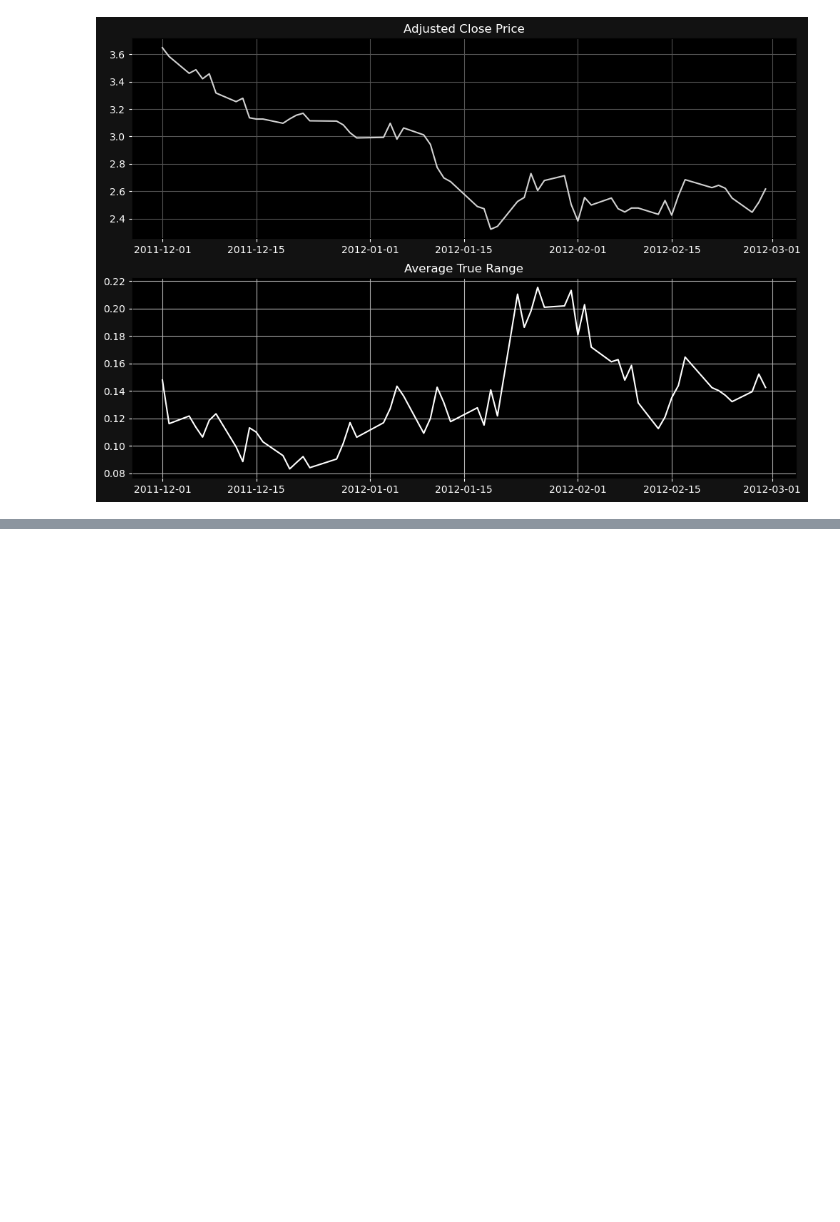
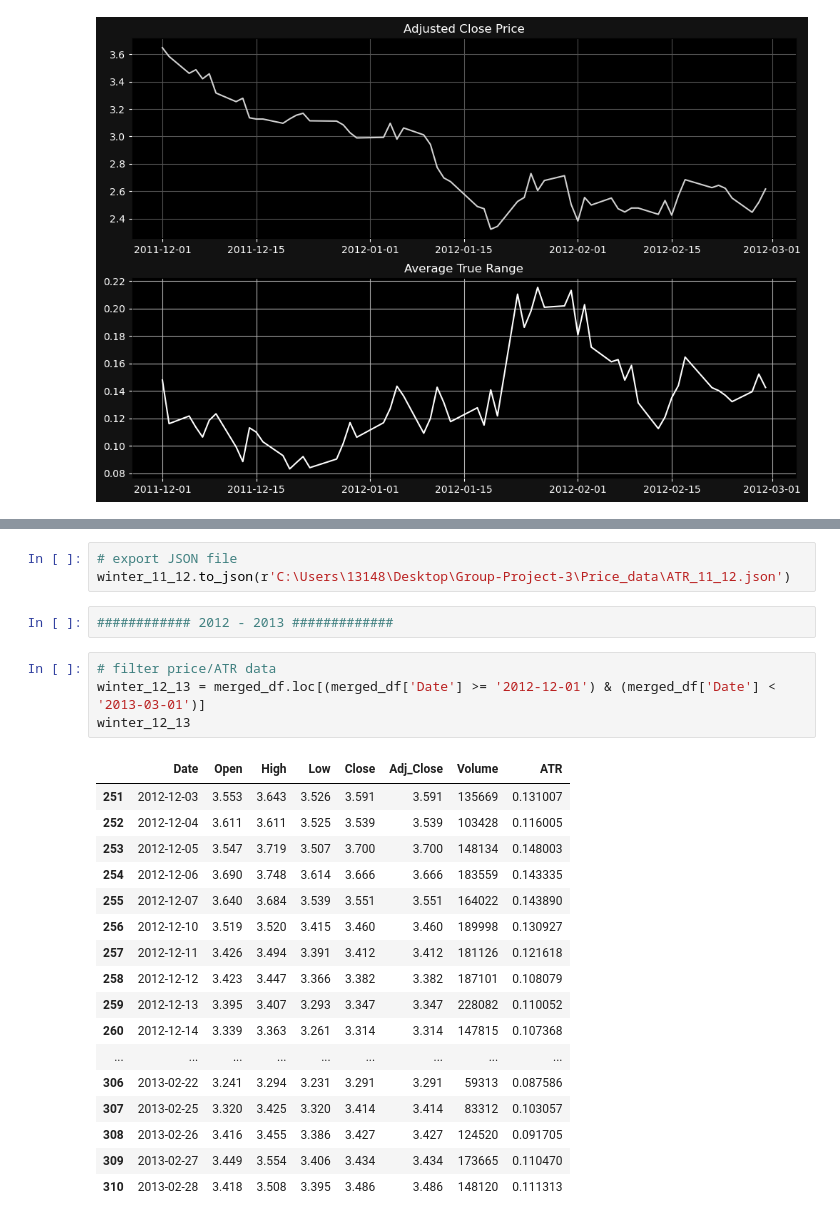
Before and after one commit to abridgers087/Group-Project-3, a Jupyter notebook: Natural Gas Futures and ATR(14).ipynb, the cells around one changed output, grey strips where cells are left out. Cells and saved outputs as stored; diff of their text form; blank space fills up the shorter version.

Commit message:
adding NatGas price/ATR data

```diff
--- a/Natural Gas Futures and ATR(14).ipynb
+++ b/Natural Gas Futures and ATR(14).ipynb
@@ -256,0 +258,27 @@ winter_11_12
+# %%
+# export JSON file
+winter_11_12.to_json(r'C:\Users\13148\Desktop\Group-Project-3\Price_data\ATR_11_12.json')
+# %%
+############ 2012 - 2013 #############
+# %%
+# filter price/ATR data
+winter_12_13 = merged_df.loc[(merged_df['Date'] >= '2012-12-01') & (merged_df['Date'] < '2013-03-01')]
+winter_12_13
+# %% [output]
+|  | Date | Open | High | Low | Close | Adj_Close | Volume | ATR |
+| 251 | 2012-12-03 | 3.553 | 3.643 | 3.526 | 3.591 | 3.591 | 135669 | 0.131007 |
+| 252 | 2012-12-04 | 3.611 | 3.611 | 3.525 | 3.539 | 3.539 | 103428 | 0.116005 |
+| 253 | 2012-12-05 | 3.547 | 3.719 | 3.507 | 3.700 | 3.700 | 148134 | 0.148003 |
+| 254 | 2012-12-06 | 3.690 | 3.748 | 3.614 | 3.666 | 3.666 | 183559 | 0.143335 |
+| 255 | 2012-12-07 | 3.640 | 3.684 | 3.539 | 3.551 | 3.551 | 164022 | 0.143890 |
+| 256 | 2012-12-10 | 3.519 | 3.520 | 3.415 | 3.460 | 3.460 | 189998 | 0.130927 |
+| 257 | 2012-12-11 | 3.426 | 3.494 | 3.391 | 3.412 | 3.412 | 181126 | 0.121618 |
+| 258 | 2012-12-12 | 3.423 | 3.447 | 3.366 | 3.382 | 3.382 | 187101 | 0.108079 |
+| 259 | 2012-12-13 | 3.395 | 3.407 | 3.293 | 3.347 | 3.347 | 228082 | 0.110052 |
+| 260 | 2012-12-14 | 3.339 | 3.363 | 3.261 | 3.314 | 3.314 | 147815 | 0.107368 |
+| ... | ... | ... | ... | ... | ... | ... | ... | ... |
+| 306 | 2013-02-22 | 3.241 | 3.294 | 3.231 | 3.291 | 3.291 | 59313 | 0.087586 |
+| 307 | 2013-02-25 | 3.320 | 3.425 | 3.320 | 3.414 | 3.414 | 83312 | 0.103057 |
+| 308 | 2013-02-26 | 3.416 | 3.455 | 3.386 | 3.427 | 3.427 | 124520 | 0.091705 |
+| 309 | 2013-02-27 | 3.449 | 3.554 | 3.406 | 3.434 | 3.434 | 173665 | 0.110470 |
+| 310 | 2013-02-28 | 3.418 | 3.508 | 3.395 | 3.486 | 3.486 | 148120 | 0.111313 |
```
Also changed, not shown: parts of 36 cells of this notebook, 10 other files.
